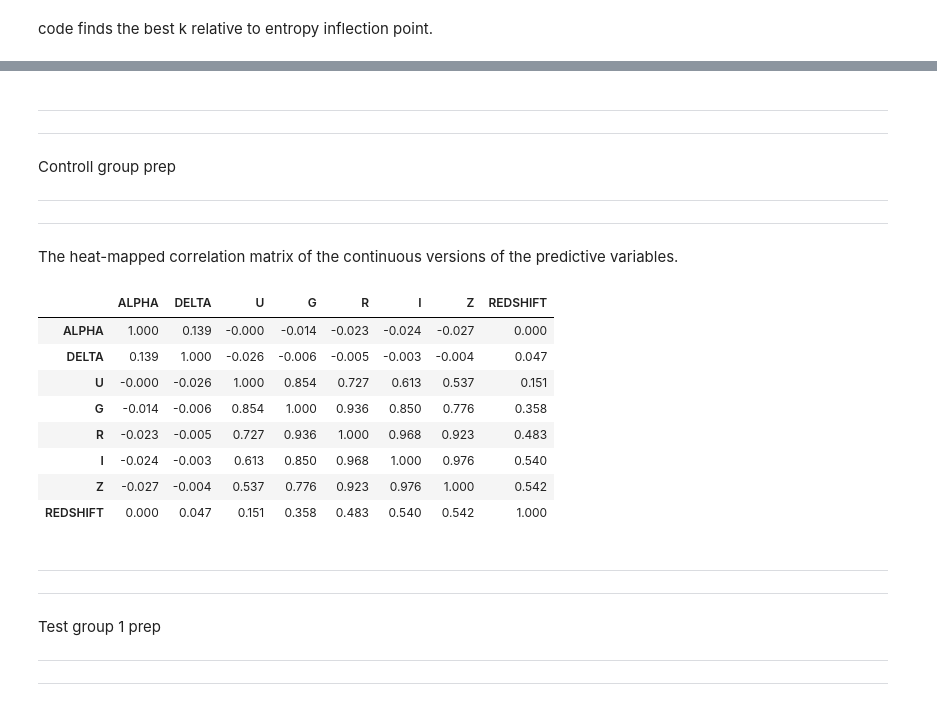
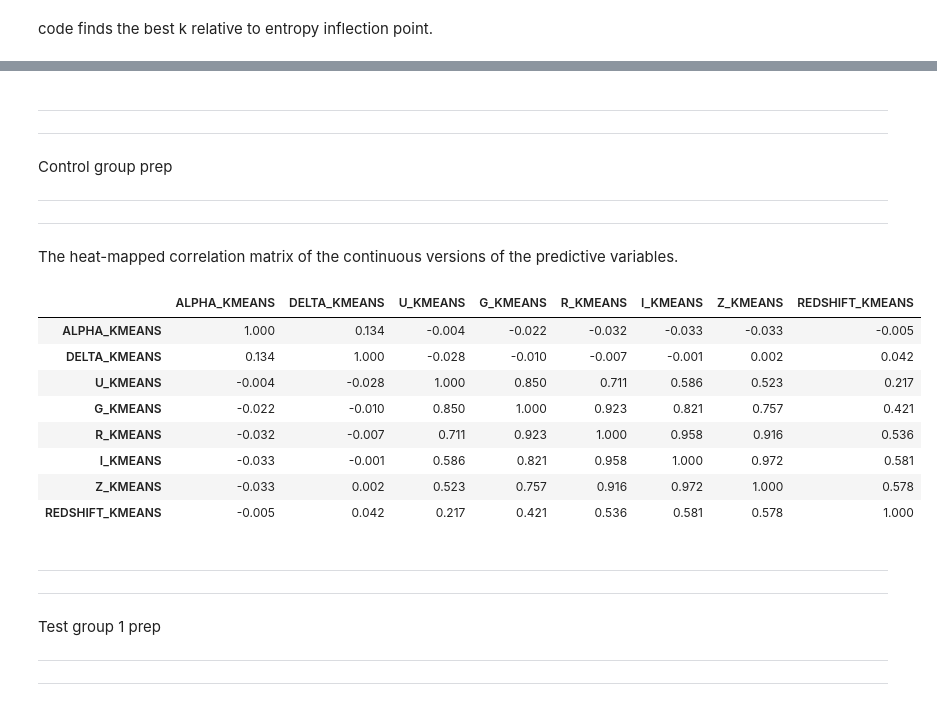
Before and after one commit to cookepoli/Bennett_CookePolitikos_CS368_StellarClassification, a Jupyter notebook: Scripts and notebooks/feature_discretization.ipynb, the cells around one changed output, grey strips where cells are left out. Drawn from its saved outputs; the diff is of its cells as text; code cells hidden in the pictures.

```diff
--- a/Scripts and notebooks/feature_discretization.ipynb
+++ b/Scripts and notebooks/feature_discretization.ipynb
@@ -15,6 +19,8 @@ warnings.filterwarnings('ignore')
 # %% [markdown]
 Retrieve Data
 # %%
-df = pd.read_csv('../Dataset/preprocessed_data.csv')
+df = pd.read_csv('../Dataset/preprocessed_data.csv').iloc[:,1:10]
+class_var = df['class']
+df.drop('class', axis = 1, inplace=True)
 df.head()
 # %% [output]
@@ -639,31 +788,33 @@ Predetermined hypothesis:
 # %% [markdown]
 ___
 ___
-Controll group prep
+Control group prep
 ___
 ___
 # %% [markdown]
 The heat-mapped correlation matrix of the continuous versions of the predictive variables.
 # %%
 # separates continuous predictors from discretized
-contPred_df = predict_df.iloc[:,0:8]
-corr_matrix = contPred_df.corr()
+contPred_df = df.iloc[:,0:8]
+contPred_df.to_csv("../Dataset/Control_Group.csv")
 
-corr_matrix.style\
+var_corr_matrix = contPred_df.corr()
+
+var_corr_matrix.style\
     .format(precision = 3)\
     .format_index(str.upper, axis = 0)\
     .format_index(str.upper, axis = 1)\
     .background_gradient(cmap='coolwarm')
 # %% [output]
-|  | ALPHA | DELTA | U | G | R | I | Z | REDSHIFT |
-| ALPHA | 1.000 | 0.139 | -0.000 | -0.014 | -0.023 | -0.024 | -0.027 | 0.000 |
-| DELTA | 0.139 | 1.000 | -0.026 | -0.006 | -0.005 | -0.003 | -0.004 | 0.047 |
-| U | -0.000 | -0.026 | 1.000 | 0.854 | 0.727 | 0.613 | 0.537 | 0.151 |
-| G | -0.014 | -0.006 | 0.854 | 1.000 | 0.936 | 0.850 | 0.776 | 0.358 |
-| R | -0.023 | -0.005 | 0.727 | 0.936 | 1.000 | 0.968 | 0.923 | 0.483 |
-| I | -0.024 | -0.003 | 0.613 | 0.850 | 0.968 | 1.000 | 0.976 | 0.540 |
-| Z | -0.027 | -0.004 | 0.537 | 0.776 | 0.923 | 0.976 | 1.000 | 0.542 |
-| REDSHIFT | 0.000 | 0.047 | 0.151 | 0.358 | 0.483 | 0.540 | 0.542 | 1.000 |
+|  | ALPHA_KMEANS | DELTA_KMEANS | U_KMEANS | G_KMEANS | R_KMEANS | I_KMEANS | Z_KMEANS | REDSHIFT_KMEANS |
+| ALPHA_KMEANS | 1.000 | 0.134 | -0.004 | -0.022 | -0.032 | -0.033 | -0.033 | -0.005 |
+| DELTA_KMEANS | 0.134 | 1.000 | -0.028 | -0.010 | -0.007 | -0.001 | 0.002 | 0.042 |
+| U_KMEANS | -0.004 | -0.028 | 1.000 | 0.850 | 0.711 | 0.586 | 0.523 | 0.217 |
+| G_KMEANS | -0.022 | -0.010 | 0.850 | 1.000 | 0.923 | 0.821 | 0.757 | 0.421 |
+| R_KMEANS | -0.032 | -0.007 | 0.711 | 0.923 | 1.000 | 0.958 | 0.916 | 0.536 |
+| I_KMEANS | -0.033 | -0.001 | 0.586 | 0.821 | 0.958 | 1.000 | 0.972 | 0.581 |
+| Z_KMEANS | -0.033 | 0.002 | 0.523 | 0.757 | 0.916 | 0.972 | 1.000 | 0.578 |
+| REDSHIFT_KMEANS | -0.005 | 0.042 | 0.217 | 0.421 | 0.536 | 0.581 | 0.578 | 1.000 |
 # %% [markdown]
 ___
 ___
```
Also changed, not shown: parts of 48 cells of this notebook.
